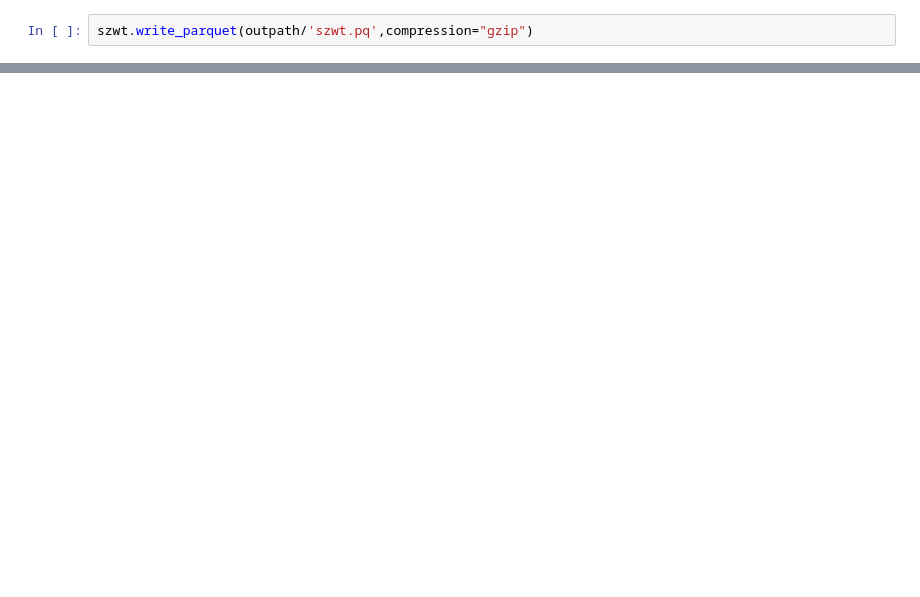
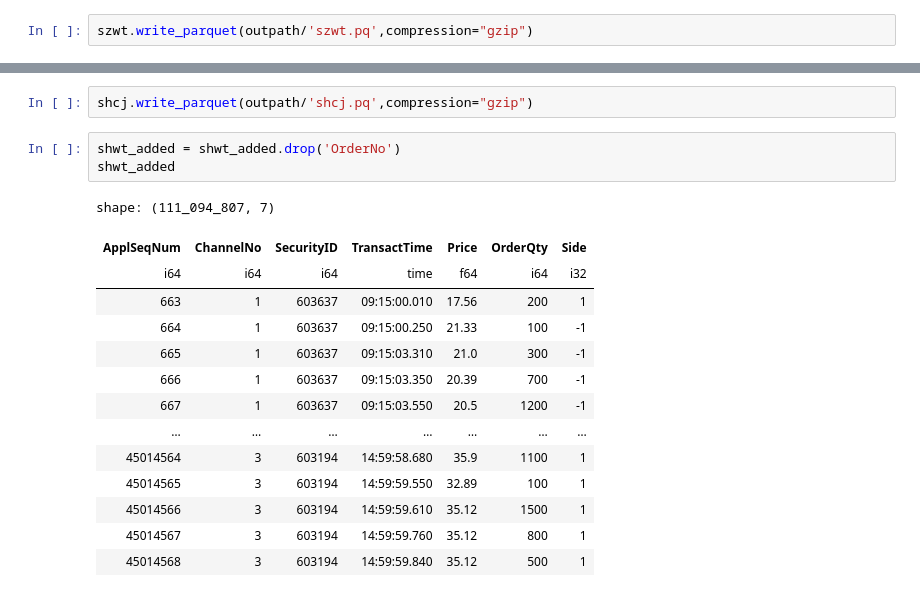
Before and after one commit to Xujy424/research2workflow, a Jupyter notebook: v2/dataloader/preproces_l2data.ipynb, the cells around one changed output, grey strips where cells are left out. Cells and saved outputs as stored; diff of their text form; blank space fills up the shorter version.

```diff
--- a/v2/dataloader/preproces_l2data.ipynb
+++ b/v2/dataloader/preproces_l2data.ipynb
@@ -102,0 +169,20 @@ shape: (82_938_423, 9)
+# %%
+shcj.write_parquet(outpath/'shcj.pq',compression="gzip")
+# %%
+shwt_added = shwt_added.drop('OrderNo')
+shwt_added
+# %% [output]
+shape: (111_094_807, 7)
+| ApplSeqNum | ChannelNo | SecurityID | TransactTime | Price | OrderQty | Side |
+| i64 | i64 | i64 | time | f64 | i64 | i32 |
+| 663 | 1 | 603637 | 09:15:00.010 | 17.56 | 200 | 1 |
+| 664 | 1 | 603637 | 09:15:00.250 | 21.33 | 100 | -1 |
+| 665 | 1 | 603637 | 09:15:03.310 | 21.0 | 300 | -1 |
+| 666 | 1 | 603637 | 09:15:03.350 | 20.39 | 700 | -1 |
+| 667 | 1 | 603637 | 09:15:03.550 | 20.5 | 1200 | -1 |
+| … | … | … | … | … | … | … |
+| 45014564 | 3 | 603194 | 14:59:58.680 | 35.9 | 1100 | 1 |
+| 45014565 | 3 | 603194 | 14:59:59.550 | 32.89 | 100 | 1 |
+| 45014566 | 3 | 603194 | 14:59:59.610 | 35.12 | 1500 | 1 |
+| 45014567 | 3 | 603194 | 14:59:59.760 | 35.12 | 800 | 1 |
+| 45014568 | 3 | 603194 | 14:59:59.840 | 35.12 | 500 | 1 |
```
Also changed, not shown: parts of 30 cells of this notebook, 1 other file.
